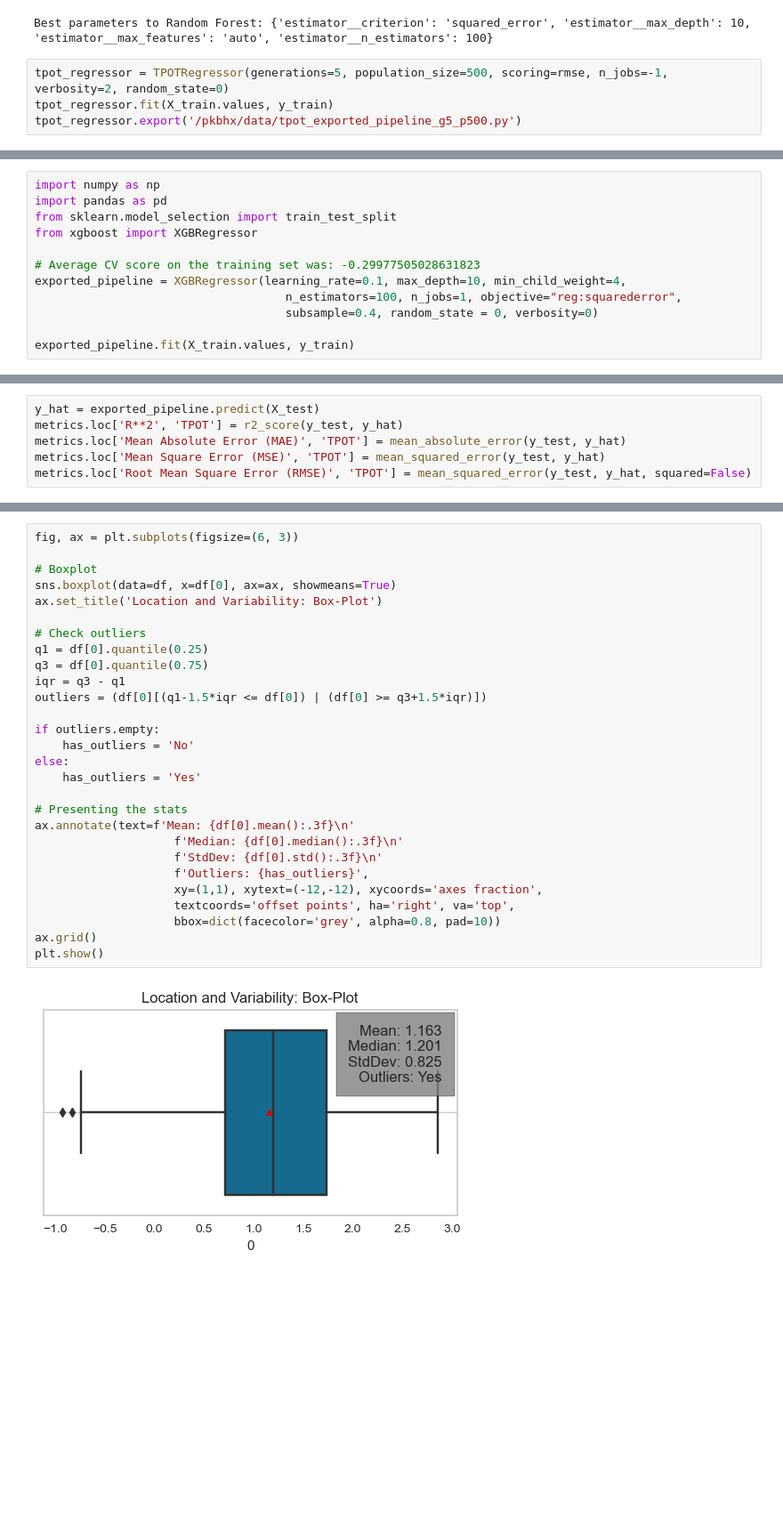
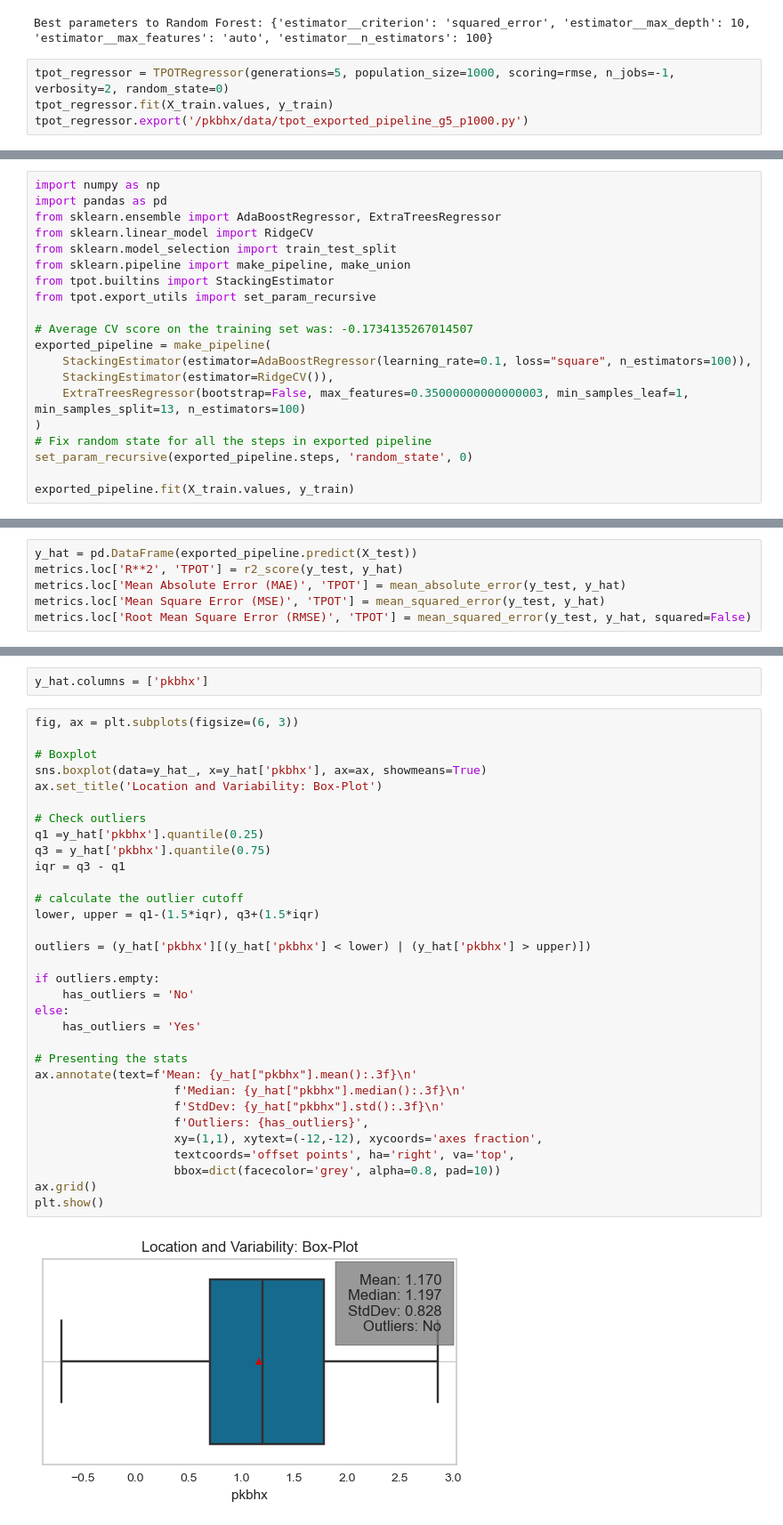
Before and after one commit to dmulysses/ml-regression-pkbhx, a Jupyter notebook: ml-regression-pkbhx.ipynb, the cells around one changed output, grey strips where cells are left out. Shown at 89% size. Cells and saved outputs as stored; diff of their text form; blank space fills up the shorter version.

```diff
--- a/ml-regression-pkbhx.ipynb
+++ b/ml-regression-pkbhx.ipynb
@@ -338,7 +333,7 @@ gs_rf = gridsearch_hyper('Random Forest', pipe, parameter_grid_rf)
 # %% [output]
 Best parameters to Random Forest: {'estimator__criterion': 'squared_error', 'estimator__max_depth': 10, 'estimator__max_features': 'auto', 'estimator__n_estimators': 100}
 # %%
-tpot_regressor = TPOTRegressor(generations=5, population_size=500, scoring=rmse, n_jobs=-1, verbosity=2, random_state=0)
+tpot_regressor = TPOTRegressor(generations=5, population_size=1000, scoring=rmse, n_jobs=-1, verbosity=2, random_state=0)
 tpot_regressor.fit(X_train.values, y_train)
-tpot_regressor.export('/pkbhx/data/tpot_exported_pipeline_g5_p500.py')
+tpot_regressor.export('/pkbhx/data/tpot_exported_pipeline_g5_p1000.py')
 # %% [output]
@@ -356,13 +351,21 @@ Best pipeline: XGBRegressor(input_matrix, learning_rate=0.1, max_depth=10, min_c
 # %%
 import numpy as np
 import pandas as pd
+from sklearn.ensemble import AdaBoostRegressor, ExtraTreesRegressor
+from sklearn.linear_model import RidgeCV
 from sklearn.model_selection import train_test_split
-from xgboost import XGBRegressor
+from sklearn.pipeline import make_pipeline, make_union
+from tpot.builtins import StackingEstimator
+from tpot.export_utils import set_param_recursive
 
-# Average CV score on the training set was: -0.29977505028631823
-exported_pipeline = XGBRegressor(learning_rate=0.1, max_depth=10, min_child_weight=4,
-                                    n_estimators=100, n_jobs=1, objective="reg:squarederror",
-                                    subsample=0.4, random_state = 0, verbosity=0)
+# Average CV score on the training set was: -0.1734135267014507
+exported_pipeline = make_pipeline(
+    StackingEstimator(estimator=AdaBoostRegressor(learning_rate=0.1, loss="square", n_estimators=100)),
+    StackingEstimator(estimator=RidgeCV()),
+    ExtraTreesRegressor(bootstrap=False, max_features=0.35000000000000003, min_samples_leaf=1, min_samples_split=13, n_estimators=100)
+)
+# Fix random state for all the steps in exported pipeline
+set_param_recursive(exported_pipeline.steps, 'random_state', 0)
 
 exported_pipeline.fit(X_train.values, y_train)
 # %% [output]
@@ -379,5 +382,5 @@ XGBRegressor(base_score=0.5, booster='gbtree', callbacks=None,
 # %%
-y_hat = exported_pipeline.predict(X_test)
+y_hat = pd.DataFrame(exported_pipeline.predict(X_test))
 metrics.loc['R**2', 'TPOT'] = r2_score(y_test, y_hat)
 metrics.loc['Mean Absolute Error (MAE)', 'TPOT'] = mean_absolute_error(y_test, y_hat)
 metrics.loc['Mean Square Error (MSE)', 'TPOT'] = mean_squared_error(y_test, y_hat)
@@ -441,30 +435,36 @@ res_visualizer.show()
+# %%
+y_hat.columns = ['pkbhx']
 # %%
 fig, ax = plt.subplots(figsize=(6, 3))
 
 # Boxplot
-sns.boxplot(data=df, x=df[0], ax=ax, showmeans=True)
+sns.boxplot(data=y_hat_, x=y_hat['pkbhx'], ax=ax, showmeans=True)
 ax.set_title('Location and Variability: Box-Plot')
 
 # Check outliers
-q1 = df[0].quantile(0.25)
-q3 = df[0].quantile(0.75)
+q1 =y_hat['pkbhx'].quantile(0.25)
+q3 = y_hat['pkbhx'].quantile(0.75)
 iqr = q3 - q1
-outliers = (df[0][(q1-1.5*iqr <= df[0]) | (df[0] >= q3+1.5*iqr)])
+
+# calculate the outlier cutoff
+lower, upper = q1-(1.5*iqr), q3+(1.5*iqr)
+
+outliers = (y_hat['pkbhx'][(y_hat['pkbhx'] < lower) | (y_hat['pkbhx'] > upper)])
 
 if outliers.empty:
     has_outliers = 'No'
 else:
     has_outliers = 'Yes'
 
 # Presenting the stats
-ax.annotate(text=f'Mean: {df[0].mean():.3f}\n'
-                    f'Median: {df[0].median():.3f}\n'
-                    f'StdDev: {df[0].std():.3f}\n'
+ax.annotate(text=f'Mean: {y_hat["pkbhx"].mean():.3f}\n'
+                    f'Median: {y_hat["pkbhx"].median():.3f}\n'
+                    f'StdDev: {y_hat["pkbhx"].std():.3f}\n'
                     f'Outliers: {has_outliers}',
                     xy=(1,1), xytext=(-12,-12), xycoords='axes fraction',
                     textcoords='offset points', ha='right', va='top',
                     bbox=dict(facecolor='grey', alpha=0.8, pad=10))
 ax.grid()
 plt.show()
 # %% [output]
-[figure, old version]
+[figure, new version]
```
Also changed, not shown: parts of 16 cells of this notebook, 1 other file.
